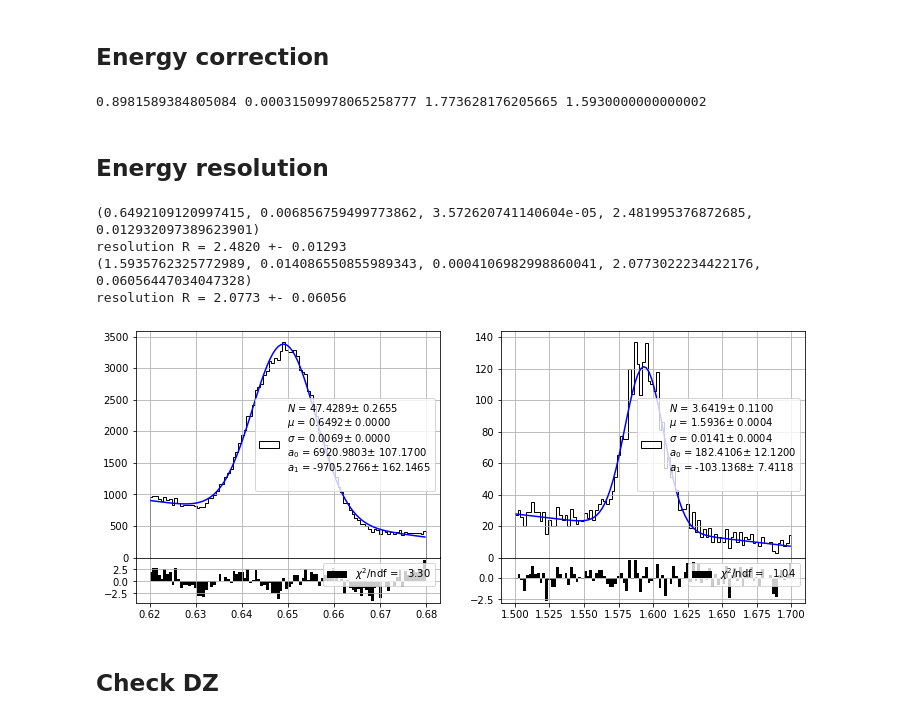
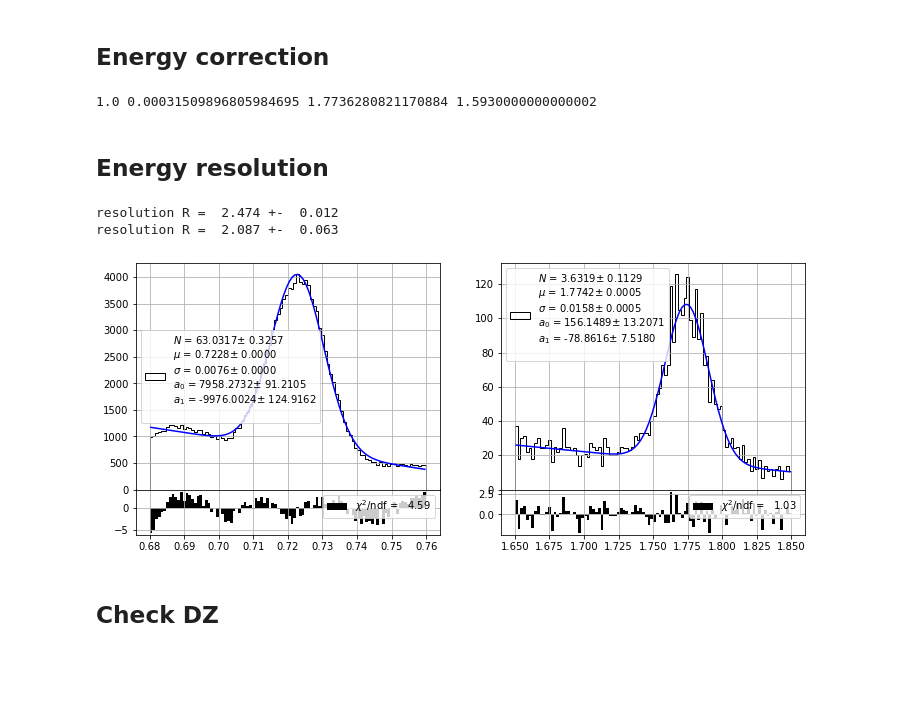
Before and after one commit to jahernando/next, a Jupyter notebook: NB/demo/demo_energy_resolution_run8.ipynb, the cells around one changed output. Saved outputs shown, nothing was run; the diff lists cells and outputs as text; code cells hidden in the pictures; blank space fills up the shorter version.

```diff
--- a/NB/demo/demo_energy_resolution_run8.ipynb
+++ b/NB/demo/demo_energy_resolution_run8.ipynb
@@ -168,0 +139,3 @@ energy 1.7736 slope -0.00055887
+# %%
+p0 = (10., 0.72, 0.2, 10, -10)
+cs_par = plt_dzeffect('energy', 'cs', p0 = p0)
@@ -168,0 +146,3 @@ energy 1.7736 slope -0.00055887
+# %%
+p0 = (10., 1.75, 0.2, 10, -10)
+ds_par = plt_dzeffect('energy', 'ds', p0 = p0)
@@ -171,14 +155,15 @@ energy 1.7736 slope -0.00055887
 # %%
 cor = 'ds'
 
-energy_ds = 2.615 - 2 * 0.511
-energy_cs = 0.663
+ds_energy = 2.615 - 2 * 0.511
+cs_energy = 0.663
 #print(energy_ds)
 
 ene0, slope = cs_par    if cor == 'cs' else ds_par
-eneref      = energy_cs if cor == 'cs' else energy_ds
+eneref      = cs_energy if cor == 'cs' else ds_energy
 scale = eneref/ene0
 alpha = abs(slope)/ene0
+scale = 1.
 
 print(scale, alpha, ene0, eneref)
 
@@ -186,4 +171,4 @@ ene, dz = [dft[name].values for name in ('energy', 'dz_track')]
 enecor  = eres.dz_energy_correction(ene, dz, alpha, scale)
 dft.enecor = np.copy(enecor)
 # %% [output]
-0.8981589384805084 0.00031509978065258777 1.773628176205665 1.5930000000000002
+1.0 0.00031509896805984695 1.7736280821170884 1.5930000000000002
@@ -190,24 +178,18 @@ dft.enecor = np.copy(enecor)
 # %% [markdown]
 ## Energy resolution
-# %%
-ranges['enecor.cs'] = (0.62, 0.68)
-ranges['enecor.ds'] = (1.50, 1.70)
-ranges['enecor.ph'] = (2.00, 3.00)
-for name in ('enecor.cs', 'enecor.ds', 'enecor.ph'):
-    selections.set_range(name, ranges[name])
 # %%
-eranges = [ranges[name] for name in ('enecor.cs', 'enecor.ds')]
+ename   = 'enecor'
+eranges = [ranges[name] for name in ('energy.cs', 'energy.ds')]
 subplot = pltext.canvas(len(eranges))
 for i, erange in enumerate(eranges):
     subplot(i + 1)
-    pars = eres.energy_fit(dft.enecor.values, 100, range = erange, plot = True)
-    print(pars)
-    print('resolution R = {0:6.4f} +- {1:6.5f}'.format(*pars[-2:]))
+    p0 = None if i == 0 else (10., 1.75, 0.2, 10., -10.)
+    erange = erange if i == 0 else (1.65, 1.85)
+    pars = eres.energy_fit(dft[ename].values, 100, range = erange, p0 = p0, plot = True)
+    print('resolution R = {0:6.3f} +- {1:6.3f}'.format(*pars[-2:]))
 # %% [output]
-(0.6492109120997415, 0.006856759499773862, 3.572620741140604e-05, 2.481995376872685, 0.012932097389623901)
-resolution R = 2.4820 +- 0.01293
-(1.5935762325772989, 0.014086550855989343, 0.0004106982998860041, 2.0773022234422176, 0.06056447034047328)
-resolution R = 2.0773 +- 0.06056
+resolution R =  2.474 +-  0.012
+resolution R =  2.087 +-  0.063
-[figure, old version]
+[figure, new version]
 # %% [markdown]
 ## Check DZ
```
Also changed, not shown: parts of 13 cells of this notebook, 1 other file.
